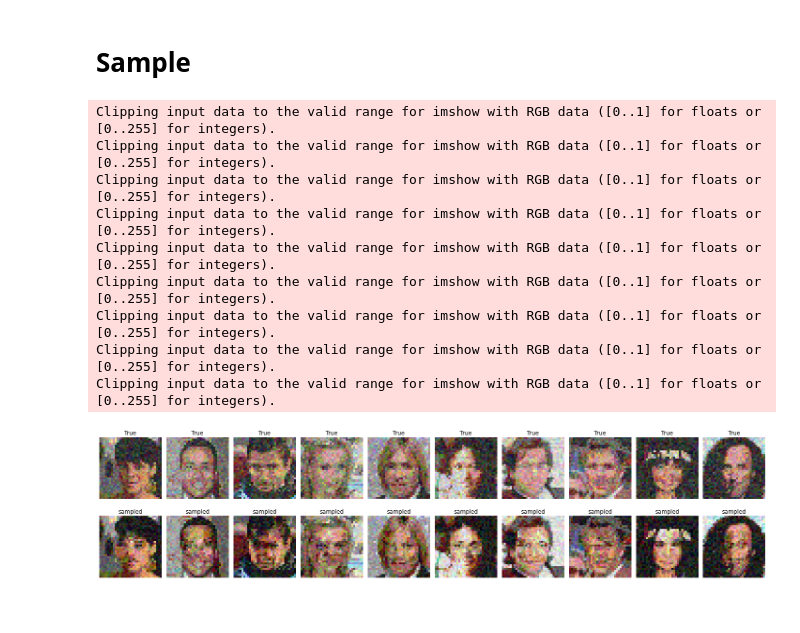
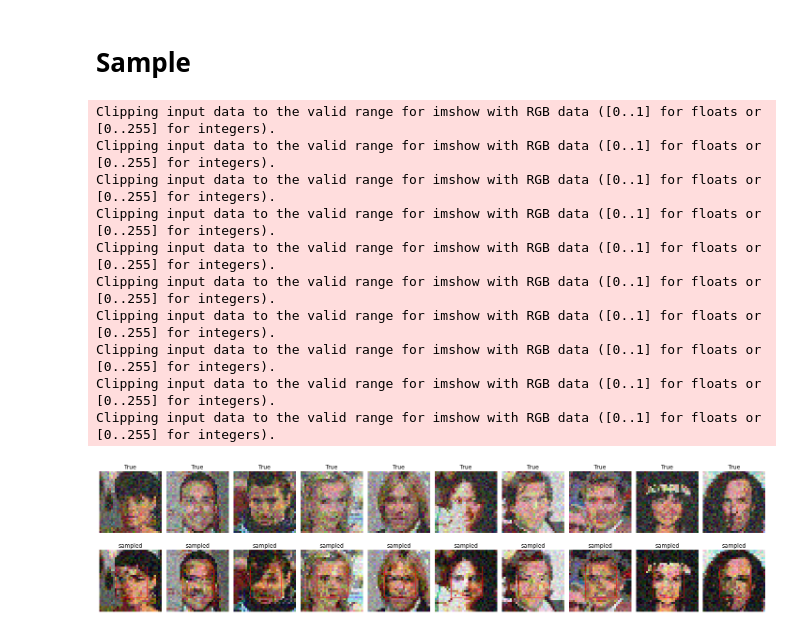
Before and after one commit to cdglissov/recurrent-flows-msc, a Jupyter notebook: Glow.ipynb, the cells around one changed output. Cells and saved outputs as stored; diff of their text form; code cells hidden in the pictures.

```diff
--- a/Glow.ipynb
+++ b/Glow.ipynb
@@ -577,31 +579,34 @@ zre=solver.preprocess(x_cont, dequantize=False, reverse=True)
 fig, axes = plt.subplots(2, 10 , figsize = (20,5))
 
 j=0
 k=0
 for i in range(0, 10):
   img_1 = ((conzre[i]+zre[i])/4*4)
   axes[k*2, j].imshow(img_1.div(img_1.max()).permute(1,2,0).detach().cpu().numpy())
   axes[k*2, j].set_title('True')
   axes[k*2, j].set_axis_off()
   kk = conzre[i]/4*4
   kk[:,8:24,8:24]=samples[i][:,8:24,8:24]
   axes[k*2+1, j].imshow((kk.div(kk.max())).permute(1,2,0).detach().cpu().numpy())
   axes[k*2+1, j].set_title('sampled')
   axes[k*2+1, j].set_axis_off()
+  rect = patches.Rectangle((8,8),24-8,24-8,linewidth=1,edgecolor='r',facecolor='none')
+  axes[k*2+1, j].add_patch(rect)
   k+=1
   if k*2 % 2 == 0:
     j += 1
     k = 0
 
 fig.tight_layout()
 # %% [output]
 Clipping input data to the valid range for imshow with RGB data ([0..1] for floats or [0..255] for integers).
 Clipping input data to the valid range for imshow with RGB data ([0..1] for floats or [0..255] for integers).
 Clipping input data to the valid range for imshow with RGB data ([0..1] for floats or [0..255] for integers).
 Clipping input data to the valid range for imshow with RGB data ([0..1] for floats or [0..255] for integers).
 Clipping input data to the valid range for imshow with RGB data ([0..1] for floats or [0..255] for integers).
 Clipping input data to the valid range for imshow with RGB data ([0..1] for floats or [0..255] for integers).
 Clipping input data to the valid range for imshow with RGB data ([0..1] for floats or [0..255] for integers).
 Clipping input data to the valid range for imshow with RGB data ([0..1] for floats or [0..255] for integers).
 Clipping input data to the valid range for imshow with RGB data ([0..1] for floats or [0..255] for integers).
+Clipping input data to the valid range for imshow with RGB data ([0..1] for floats or [0..255] for integers).
-[figure, old version]
+[figure, new version]
```
Also changed, not shown: parts of 1 cell of this notebook.
